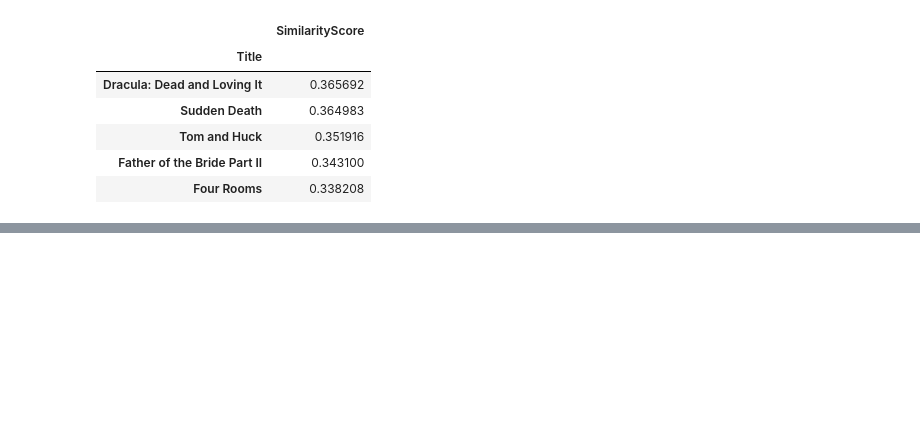
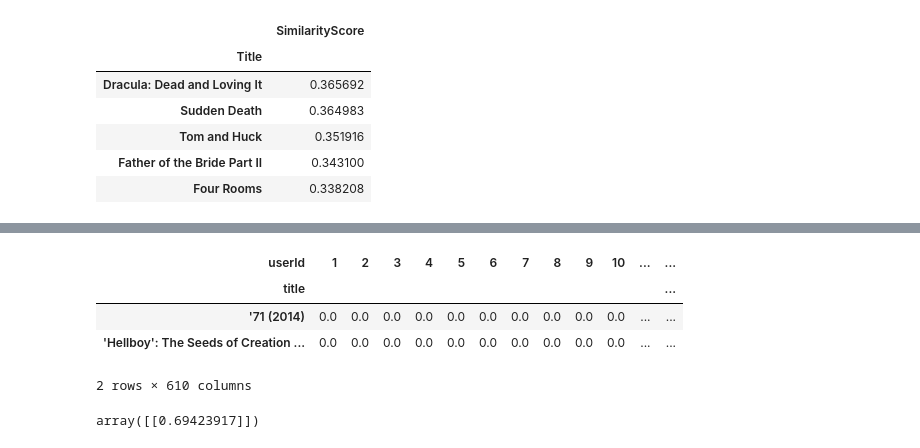
Before and after one commit to wsunshine/MachineLearning, a Jupyter notebook: RecommendationEngine_MovieRating.ipynb, the cells around one changed output, grey strips where cells are left out. Saved outputs shown, nothing was run; the diff lists cells and outputs as text; code cells hidden in the pictures; blank space fills up the shorter version.

Commit message:
Add user_based collabrative filtering contents

```diff
--- a/RecommendationEngine_MovieRating.ipynb
+++ b/RecommendationEngine_MovieRating.ipynb
@@ -444,0 +449,5 @@ similarity_df.sort_values(by='SimilarityScore', ascending = False).head()
+# %%
+# check duplication
+ic(user_ratings_df.duplicated(['userId','title']).sum())
+ic(user_ratings_df[user_ratings_df.duplicated(['userId','title'],keep=False)==True].sort_values(by=['userId','title']))
+user_ratings = user_ratings_df.groupby(['userId','title'],as_index =False).rating.mean()
@@ -444,0 +465,4 @@ similarity_df.sort_values(by='SimilarityScore', ascending = False).head()
+# %%
+# create user rating tables
+user_ratings_table =user_ratings.pivot(index='userId',columns='title', values='rating')
+user_ratings_table.head()
@@ -444,0 +483,9 @@ similarity_df.sort_values(by='SimilarityScore', ascending = False).head()
+# %%
+# Get the average rating for each user
+avg_ratings = user_ratings_table.mean(axis=1)
+# %%
+# Center each users ratings around 0
+user_ratings_table_centered =user_ratings_table.sub(avg_ratings, axis=0)
+# Fill in the missing data with 0s
+user_ratings_table_normed = user_ratings_table_centered.fillna(0)
+user_ratings_table_normed.head()
@@ -444,0 +519,16 @@ similarity_df.sort_values(by='SimilarityScore', ascending = False).head()
+# %%
+movie_ratings_table_normed = user_ratings_table_normed.T
+movie_ratings_table_normed.head(2)
+# %% [output]
+| userId | 1 | 2 | 3 | 4 | 5 | 6 | 7 | 8 | 9 | 10 | ... | ... |
+| title |  |  |  |  |  |  |  |  |  |  |  | ... |
+| '71 (2014) | 0.0 | 0.0 | 0.0 | 0.0 | 0.0 | 0.0 | 0.0 | 0.0 | 0.0 | 0.0 | ... | ... |
+| 'Hellboy': The Seeds of Creation ... | 0.0 | 0.0 | 0.0 | 0.0 | 0.0 | 0.0 | 0.0 | 0.0 | 0.0 | 0.0 | ... | ... |
+2 rows × 610 columns
+# %%
+# Check the similarity of star wars series as example
+sw_IV = movie_ratings_table_normed.loc['Star Wars: Episode IV - A New Hope (1977)',:].values.reshape(1,-1)
+sw_V = movie_ratings_table_normed.loc['Star Wars: Episode V - The Empire Strikes Back (1980)', :].values.reshape(1, -1)
+cosine_similarity(sw_IV,sw_V)
+# %% [output]
+array([[0.69423917]])
```
Also changed, not shown: parts of 33 cells of this notebook.
